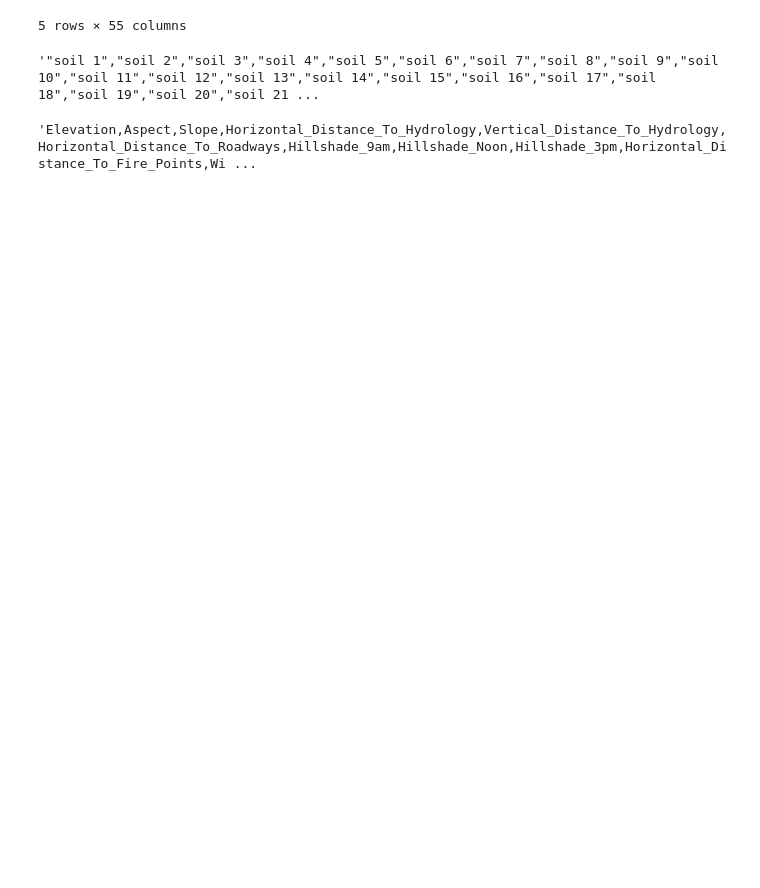
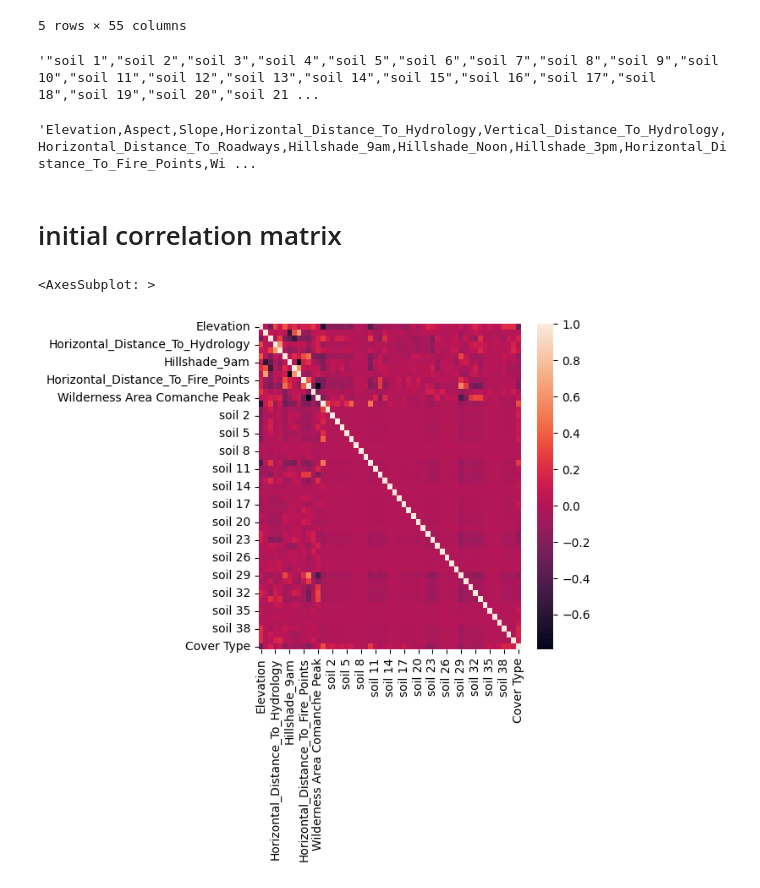
Before and after one commit to piotrksiazek/Introduction-to-data-analysic-University-2022-Classification, a Jupyter notebook: classification_project.ipynb, the cells around one changed output. Drawn from its saved outputs; the diff is of its cells as text; code cells hidden in the pictures; blank space fills up the shorter version.

Commit message:
histogram and correlation plot

```diff
--- a/classification_project.ipynb
+++ b/classification_project.ipynb
@@ -35,3 +39,5 @@ variable_names = ["Elevation", "Aspect", "Slope", "Horizontal_Distance_To_Hydrol
 ",".join(name for name in variable_names)
 # %% [output]
 'Elevation,Aspect,Slope,Horizontal_Distance_To_Hydrology,Vertical_Distance_To_Hydrology,Horizontal_Distance_To_Roadways,Hillshade_9am,Hillshade_Noon,Hillshade_3pm,Horizontal_Distance_To_Fire_Points,Wi ...
+# %% [markdown]
+# initial correlation matrix
@@ -37,0 +46,6 @@ variable_names = ["Elevation", "Aspect", "Slope", "Horizontal_Distance_To_Hydrol
+# %%
+fig, ax = plt.subplots(figsize=(5,5))
+sns.heatmap(df.corr())
+# %% [output]
+<AxesSubplot: >
+[figure, added]
```
Also changed, not shown: parts of 5 cells of this notebook.
